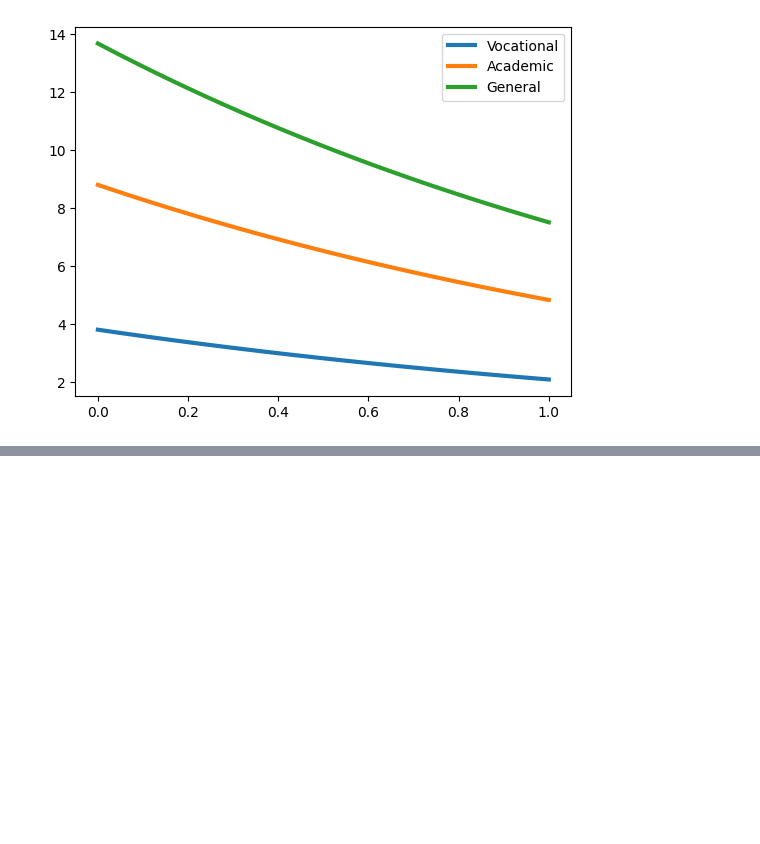
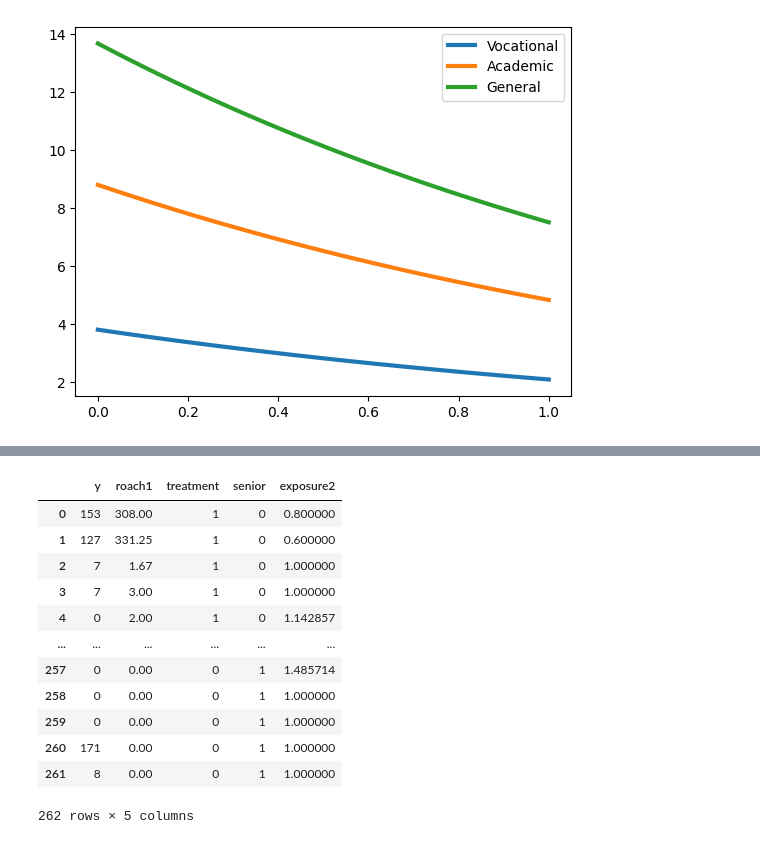
Before and after one commit to mgreenbe/DATA335W2025, a Jupyter notebook: code/count_regression.ipynb, the cells around one changed output, grey strips where cells are left out. Saved outputs shown, nothing was run; the diff lists cells and outputs as text; code cells hidden in the pictures; blank space fills up the shorter version.

```diff
--- a/code/count_regression.ipynb
+++ b/code/count_regression.ipynb
@@ -408,0 +431,17 @@ plt.show()
+# %%
+df = pd.read_csv("../data/roaches.csv").drop(columns=["Unnamed: 0"])
+df
+# %% [output]
+|  | y | roach1 | treatment | senior | exposure2 |
+| 0 | 153 | 308.00 | 1 | 0 | 0.800000 |
+| 1 | 127 | 331.25 | 1 | 0 | 0.600000 |
+| 2 | 7 | 1.67 | 1 | 0 | 1.000000 |
+| 3 | 7 | 3.00 | 1 | 0 | 1.000000 |
+| 4 | 0 | 2.00 | 1 | 0 | 1.142857 |
+| ... | ... | ... | ... | ... | ... |
+| 257 | 0 | 0.00 | 0 | 1 | 1.485714 |
+| 258 | 0 | 0.00 | 0 | 1 | 1.000000 |
+| 259 | 0 | 0.00 | 0 | 1 | 1.000000 |
+| 260 | 171 | 0.00 | 0 | 1 | 1.000000 |
+| 261 | 8 | 0.00 | 0 | 1 | 1.000000 |
+262 rows × 5 columns
```
Also changed, not shown: parts of 8 cells of this notebook, 1 other file.
